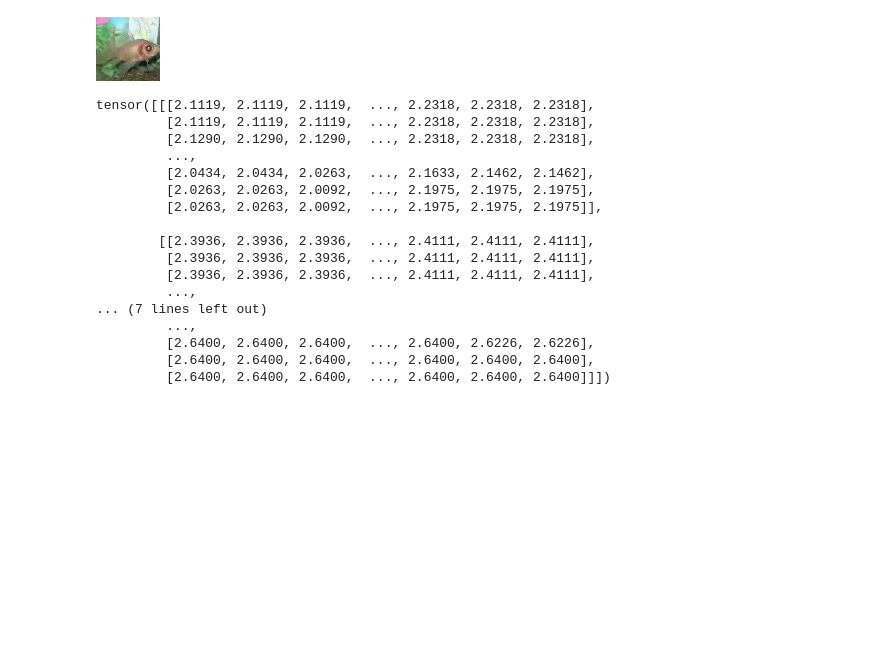
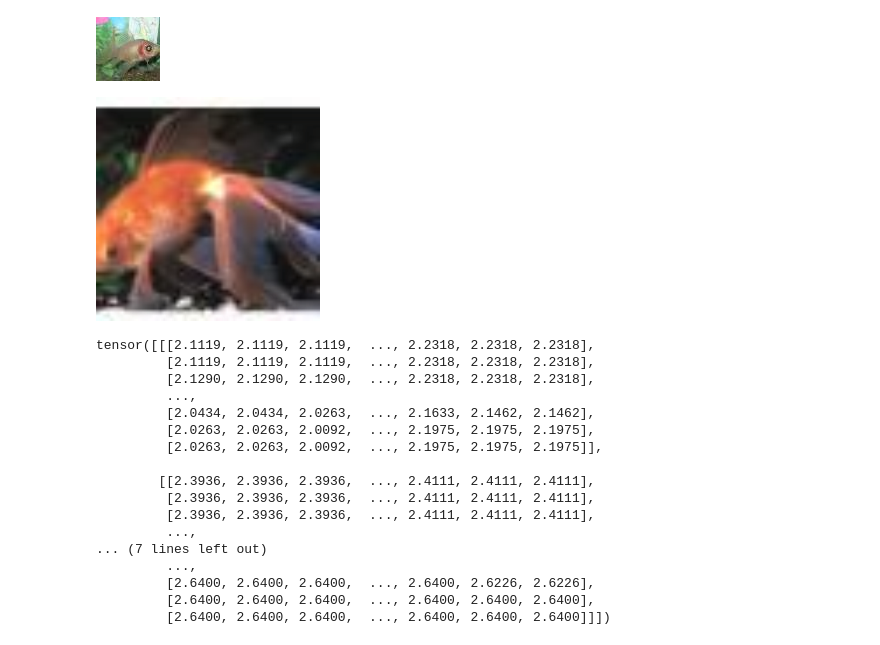
Before and after one commit to Zachary-Wenhao/IML-Team-Attack-Diffusion-Model, a Jupyter notebook: Dataset_generation.ipynb, the cells around one changed output. Drawn from its saved outputs; the diff is of its cells as text; code cells hidden in the pictures; blank space fills up the shorter version.

```diff
--- a/Dataset_generation.ipynb
+++ b/Dataset_generation.ipynb
@@ -64,6 +82,17 @@ transform = transforms.Compose([
     transforms.Lambda(lambda x: x.repeat(3, 1, 1) if x.size(0) == 1 else x), # apparently some images are not RGB
     transforms.Normalize(mean=[0.485, 0.456, 0.406], std=[0.229, 0.224, 0.225])
 ])
+
+def tensor_to_pil_image(tensor):
+  # Undo normalization
+  unnormalize = transforms.Normalize(
+      mean=[-0.485 / 0.229, -0.456 / 0.224, -0.406 / 0.225],
+      std=[1 / 0.229, 1 / 0.224, 1 / 0.225]
+  )
+  tensor = unnormalize(tensor)  # Undo normalization
+  tensor = tensor.clip(0, 1)  # Clip values to [0, 1] for valid image range
+  tensor = tensor.permute(1, 2, 0)  # Rearrange dimensions to (H, W, C)
+  return Image.fromarray((tensor.numpy() * 255).astype('uint8'))  # Convert to PIL
 # %%
 train_dataset = ImageNetDataset(train, transform=transform)
 train_dataloader = DataLoader(train_dataset, batch_size=32, shuffle=True)
@@ -73,6 +102,17 @@ train_dataloader = DataLoader(train_dataset, batch_size=32, shuffle=True)
 display(train['image'][0])
 # %% [output]
 [figure]
+# %%
+ # Retrieve the transformed image from the dataset
+transformed_image, label = train_dataset.__getitem__(0)
+
+# Convert the tensor back to a PIL image
+image_to_display = tensor_to_pil_image(transformed_image)
+
+# Display the image using PIL
+display(image_to_display)
+# %% [output]
+[figure, added]
 # %%
 display(train_dataset.__getitem__(0)[0])
 print(type(train_dataset.__getitem__(0)[0]))
```
Also changed, not shown: parts of 4 cells of this notebook.
